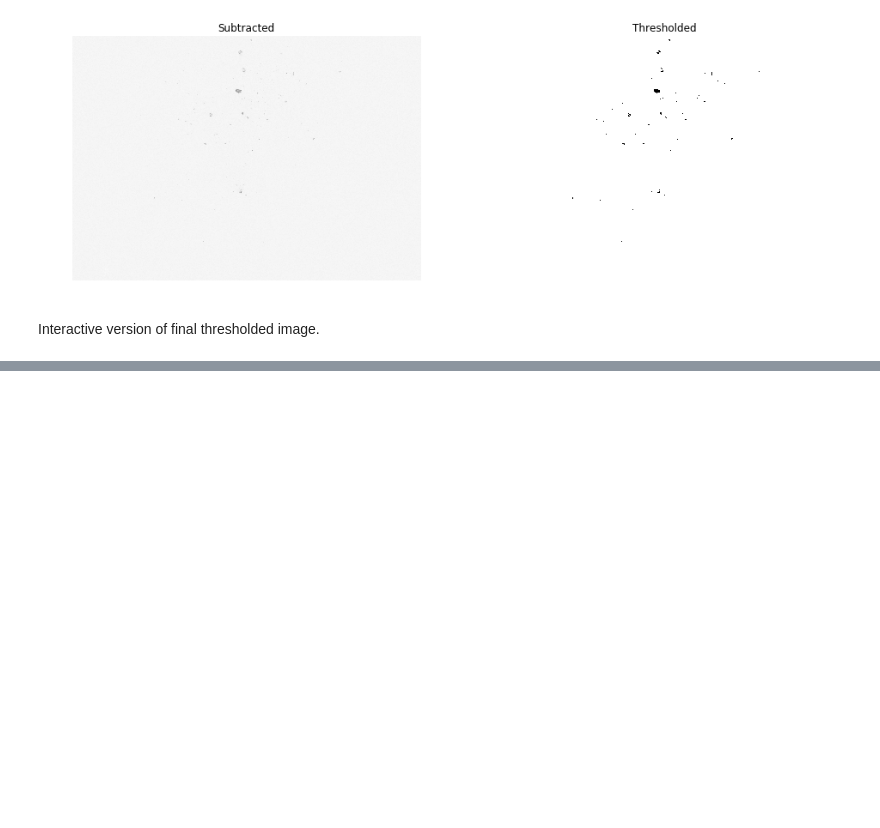
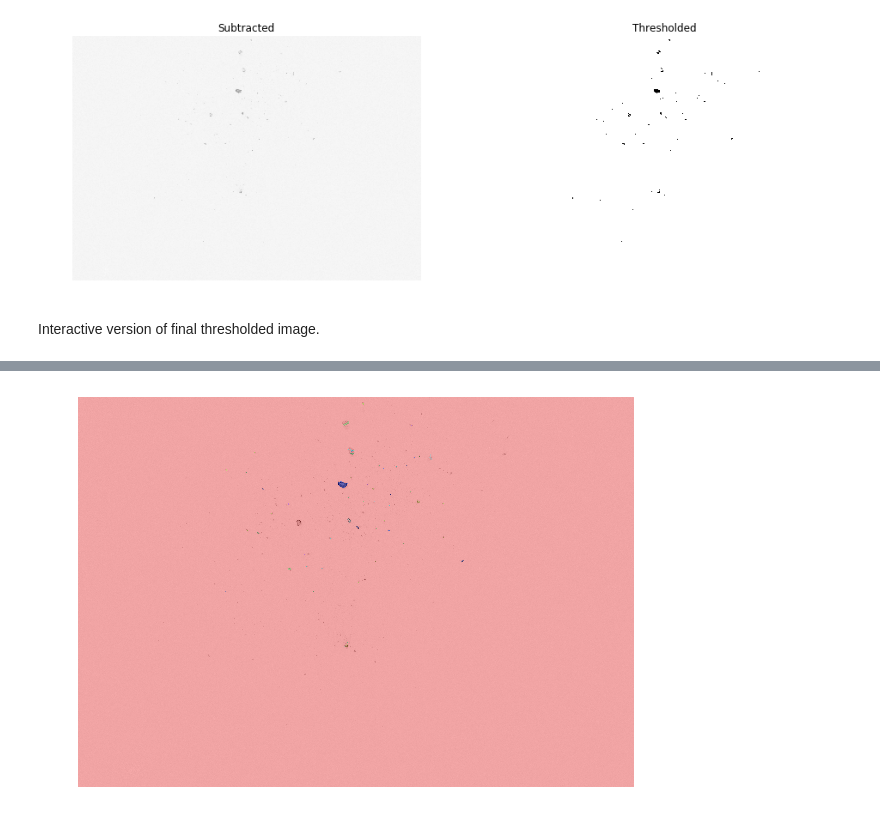
Before and after one commit to jamestimotiwu/icing-impacts, a Jupyter notebook: notebooks/Segmentation Threshold Demo.ipynb, the cells around one changed output, grey strips where cells are left out. Cells and saved outputs as stored; diff of their text form; code cells hidden in the pictures; blank space fills up the shorter version.

```diff
--- a/notebooks/Segmentation Threshold Demo.ipynb
+++ b/notebooks/Segmentation Threshold Demo.ipynb
@@ -98,3 +101,7 @@ plt.show()
 # %% [output]
 [interactive output not drawn]
 [interactive output not drawn]
+# %%
+from skimage import img_as_ubyte
+float_isubt = expo.rescale_intensity(isubt)
+float_isubt = img_as_ubyte(float_isubt)
@@ -100,0 +126,14 @@ plt.show()
+# %%
+#cleared = clear_border(bw)
+#ax.imshow(cleared)
+label_image = label(bw)
+image_label_overlay = label2rgb(label_image, image=float_isubt)
+
+fig, ax = plt.subplots(figsize=(10, 6))
+ax.imshow(image_label_overlay)
+
+ax.set_axis_off()
+plt.tight_layout()
+plt.show()
+# %% [output]
+[figure, added]
```
Also changed, not shown: parts of 5 cells of this notebook.
